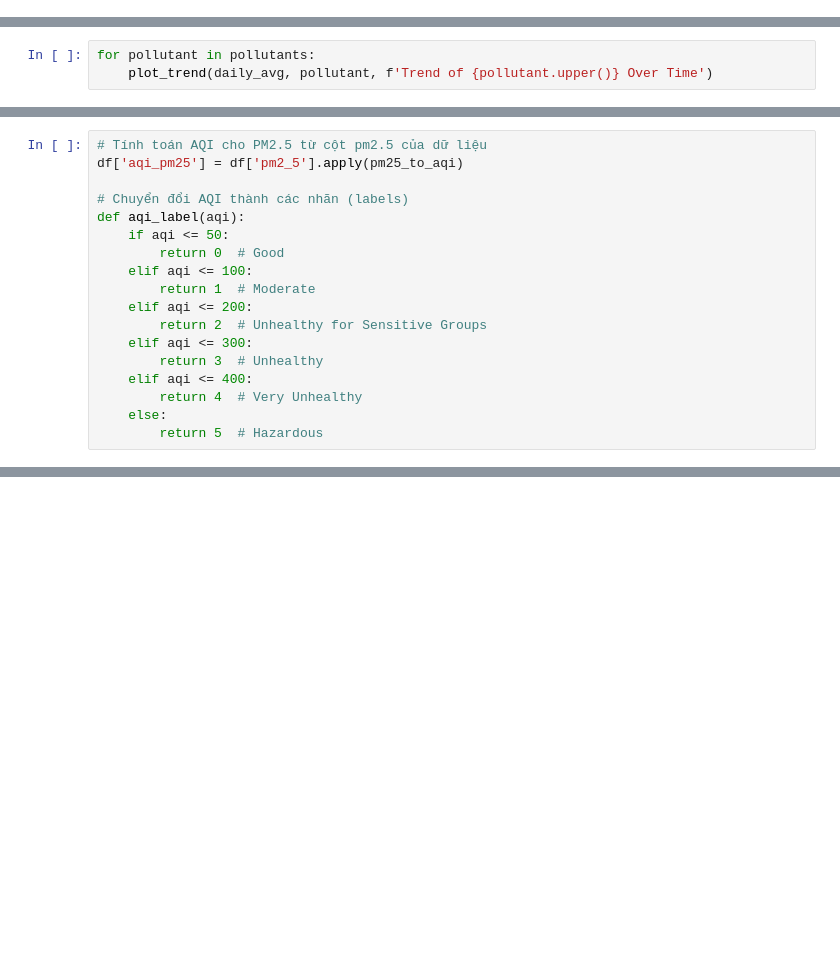
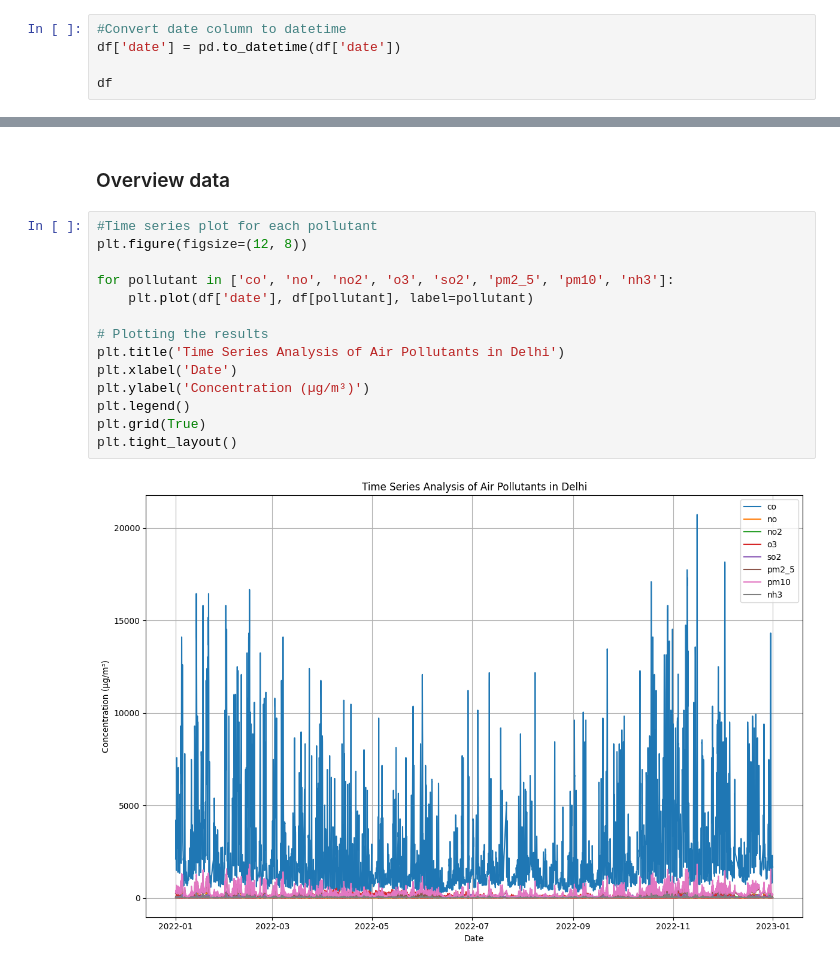
Before and after one commit to Kappappa2111/Air-Quality-Analysis, a Jupyter notebook: code/Project.ipynb, the cells around one changed output, grey strips where cells are left out. Saved outputs shown, nothing was run; the diff lists cells and outputs as text; blank space fills up the shorter version.

```diff
--- a/code/Project.ipynb
+++ b/code/Project.ipynb
@@ -24,0 +33,5 @@ df.head()
+# %%
+#Convert date column to datetime
+df['date'] = pd.to_datetime(df['date'])
+
+df
@@ -81,3 +87,0 @@ pollutants = ['co', 'no', 'no2', 'o3', 'so2', 'pm2_5', 'pm10', 'nh3']
-# %%
-for pollutant in pollutants:
-    plot_trend(daily_avg, pollutant, f'Trend of {pollutant.upper()} Over Time')
@@ -180,18 +87,0 @@ def pm25_to_aqi(pm25):
-# %%
-# Tính toán AQI cho PM2.5 từ cột pm2.5 của dữ liệu
-df['aqi_pm25'] = df['pm2_5'].apply(pm25_to_aqi)
-
-# Chuyển đổi AQI thành các nhãn (labels)
-def aqi_label(aqi):
-    if aqi <= 50:
-        return 0  # Good
-    elif aqi <= 100:
-        return 1  # Moderate
-    elif aqi <= 200:
-        return 2  # Unhealthy for Sensitive Groups
-    elif aqi <= 300:
-        return 3  # Unhealthy
-    elif aqi <= 400:
-        return 4  # Very Unhealthy
-    else:
-        return 5  # Hazardous
@@ -373,0 +88,18 @@ plt.show()
+# %% [markdown]
+### Overview data
+# %%
+#Time series plot for each pollutant
+plt.figure(figsize=(12, 8))
+
+for pollutant in ['co', 'no', 'no2', 'o3', 'so2', 'pm2_5', 'pm10', 'nh3']:
+    plt.plot(df['date'], df[pollutant], label=pollutant)
+
+# Plotting the results
+plt.title('Time Series Analysis of Air Pollutants in Delhi')
+plt.xlabel('Date')
+plt.ylabel('Concentration (µg/m³)')
+plt.legend()
+plt.grid(True)
+plt.tight_layout()
+# %% [output]
+[figure, added]
```
Also changed, not shown: parts of 46 cells of this notebook, 2 other files.
